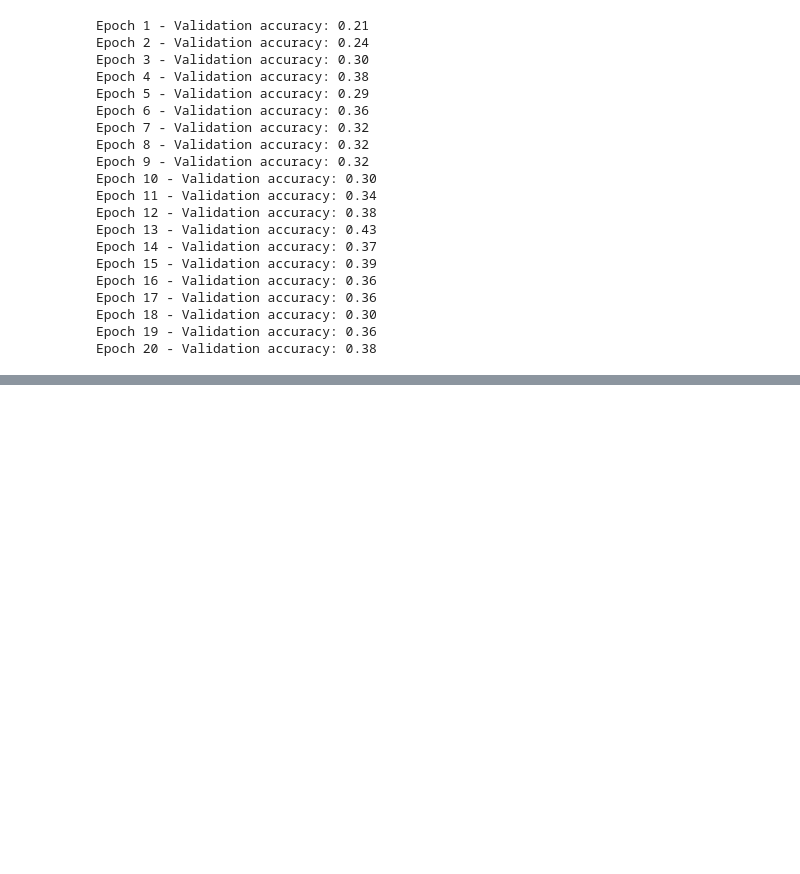
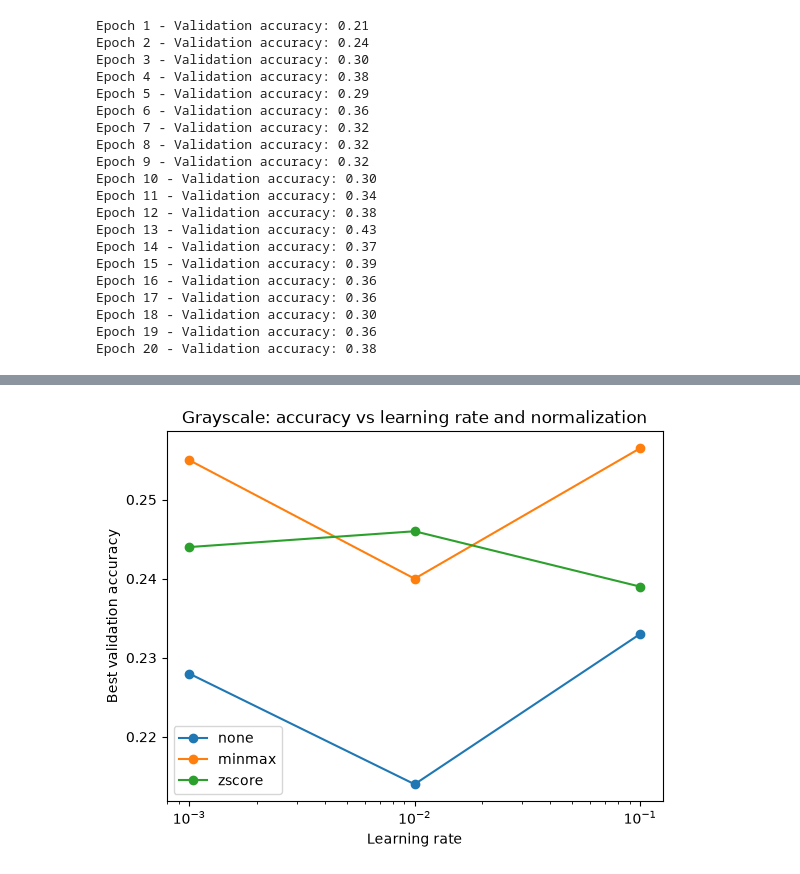
Before and after one commit to preciousadesida/simpsons-mnist, a Jupyter notebook: Assign1.ipynb, the cells around one changed output, grey strips where cells are left out. Drawn from its saved outputs; the diff is of its cells as text; code cells hidden in the pictures; blank space fills up the shorter version.

Commit message:
Completed next task - hyper parameter tuning

```diff
--- a/Assign1.ipynb
+++ b/Assign1.ipynb
@@ -465,0 +462,13 @@ Stopped early at epoch 7
+# %%
+# TASK 4
+
+def normalize(X_train, X_other, method):
+    # X_other is validation - use train's mean/std
+    if method == "none":
+        return X_train * 255.0, X_other * 255.0
+    elif method == "minmax":
+        return X_train, X_other
+    elif method == "zscore":
+        mean = X_train.mean()
+        std = X_train.std()
+        return (X_train - mean) / std, (X_other - mean) / std
@@ -465,0 +519,15 @@ Stopped early at epoch 7
+# %%
+import matplotlib.pyplot as plt
+
+for method in norm_methods:
+    accs = [results_gray[(alpha, method)] for alpha in learning_rates]
+    plt.plot(learning_rates, accs, marker='o', label=method)
+
+plt.xscale('log')
+plt.xlabel("Learning rate")
+plt.ylabel("Best validation accuracy")
+plt.title("Grayscale: accuracy vs learning rate and normalization")
+plt.legend()
+plt.show()
+# %% [output]
+[figure, added]
```
Also changed, not shown: parts of 7 cells of this notebook.
